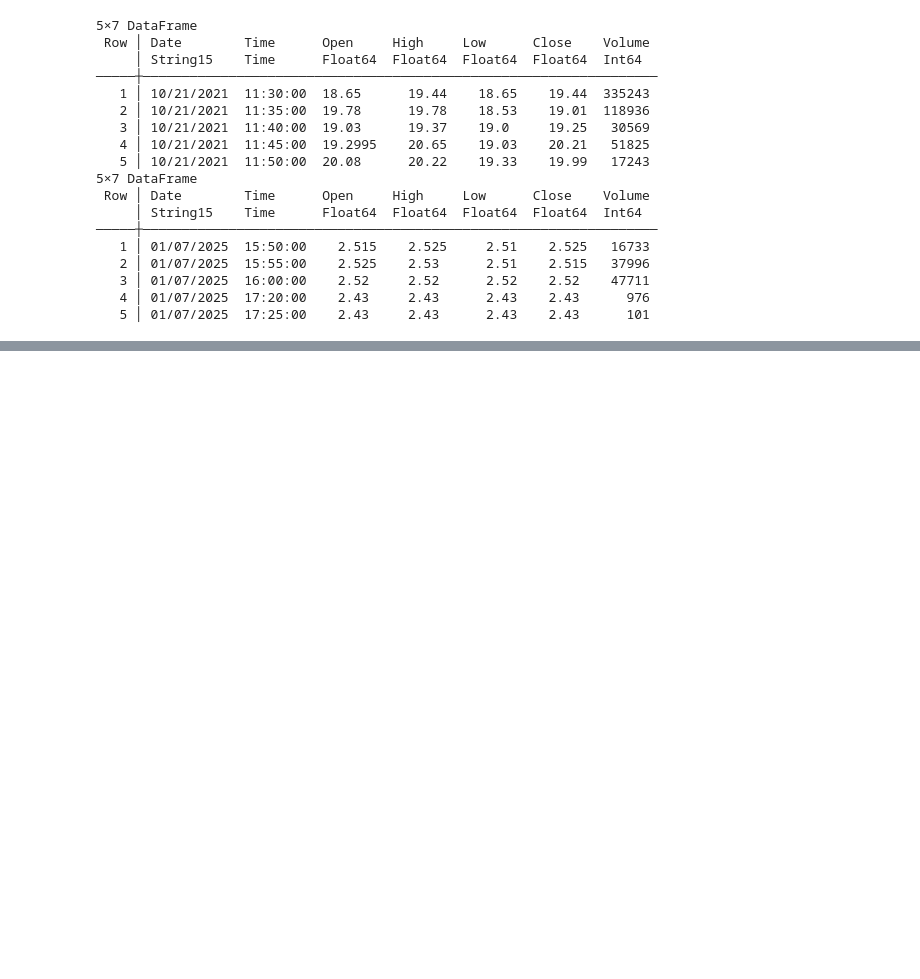
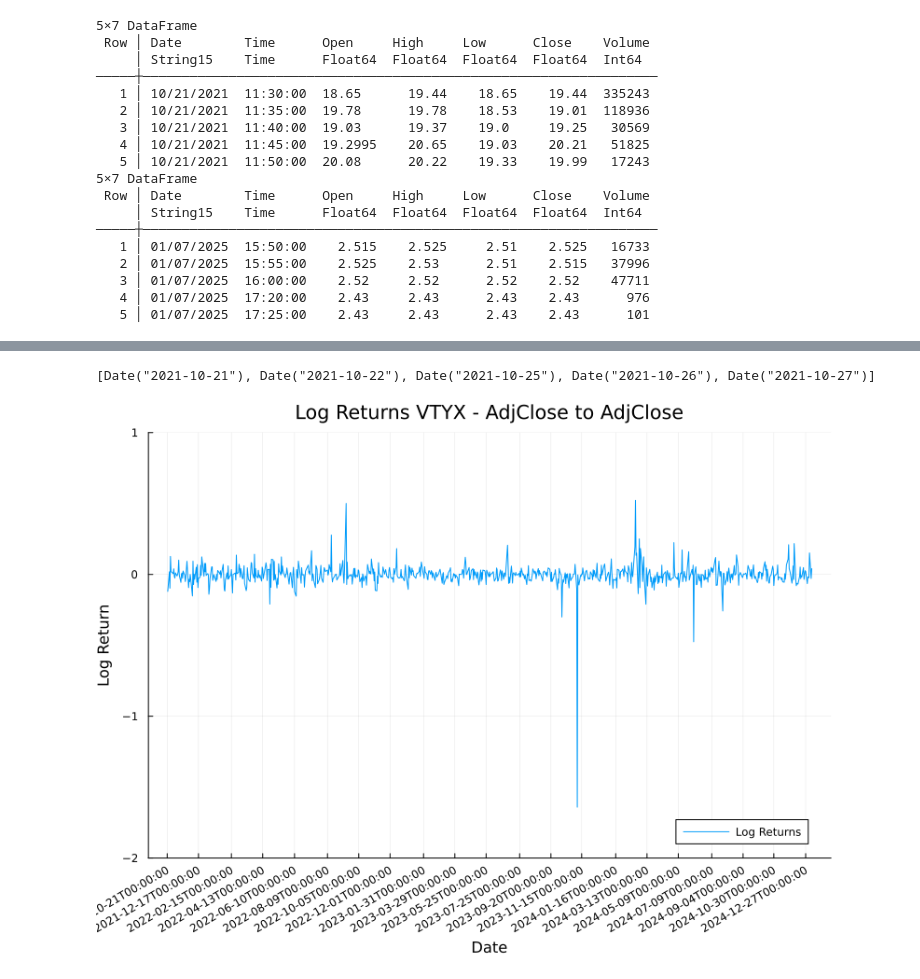
Before and after one commit to redeemerofyours/assignement1-Finecox, a Jupyter notebook: Pokus o Julii.ipynb, the cells around one changed output, grey strips where cells are left out. Cells and saved outputs as stored; diff of their text form; code cells hidden in the pictures; blank space fills up the shorter version.

Commit message:
Pokusy o grafy log returns VTYX

```diff
--- a/Pokus o Julii.ipynb
+++ b/Pokus o Julii.ipynb
@@ -69,3 +70,10 @@ println(last(data, 5))
    3 │ 01/07/2025  16:00:00    2.52     2.52      2.52    2.52    47711
    4 │ 01/07/2025  17:20:00    2.43     2.43      2.43    2.43      976
    5 │ 01/07/2025  17:25:00    2.43     2.43      2.43    2.43      101
+# %%
+begining = DateTime(2021, 10, 21)
+finish = DateTime(2025, 01, 08)
+
+VTYX_data_01 = yahoo(:VTYX, YahooOpt(period1 = begining, period2 = finish, interval = "1d"))
+
+head(VTYX_data_01, 5)
@@ -71,0 +104,21 @@ println(last(data, 5))
+# %%
+AdjClose = VTYX_data_01[:AdjClose]
+dates = timestamp(AdjClose)
+
+println(first(dates, 5))
+
+plot(log.(AdjClose ./ lag(AdjClose)),
+    title = "Log Returns VTYX - AdjClose to AdjClose",
+    label = "Log Returns",
+    xlabel = "Date",
+    ylabel = "Log Return",
+    legend = :bottomright,
+    xticks = dates[1:40:end],
+    xrotation = 30,
+    ylims = (-2, 1),
+    size = (800,600),
+    bottom_margin = 20px
+     )
+# %% [output]
+[Date("2021-10-21"), Date("2021-10-22"), Date("2021-10-25"), Date("2021-10-26"), Date("2021-10-27")]
+[figure, added]
```
Also changed, not shown: parts of 4 cells of this notebook.
